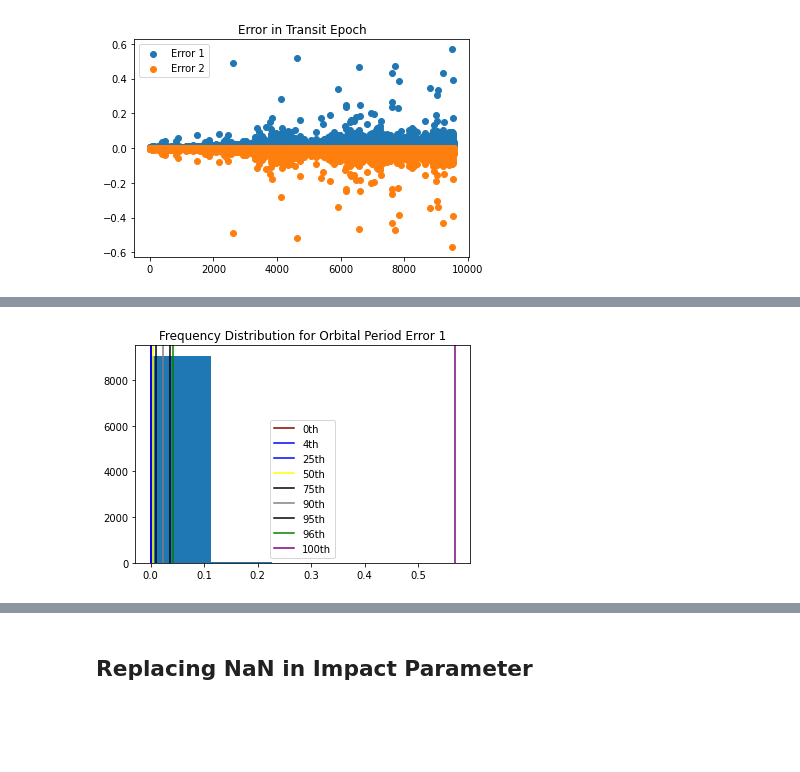
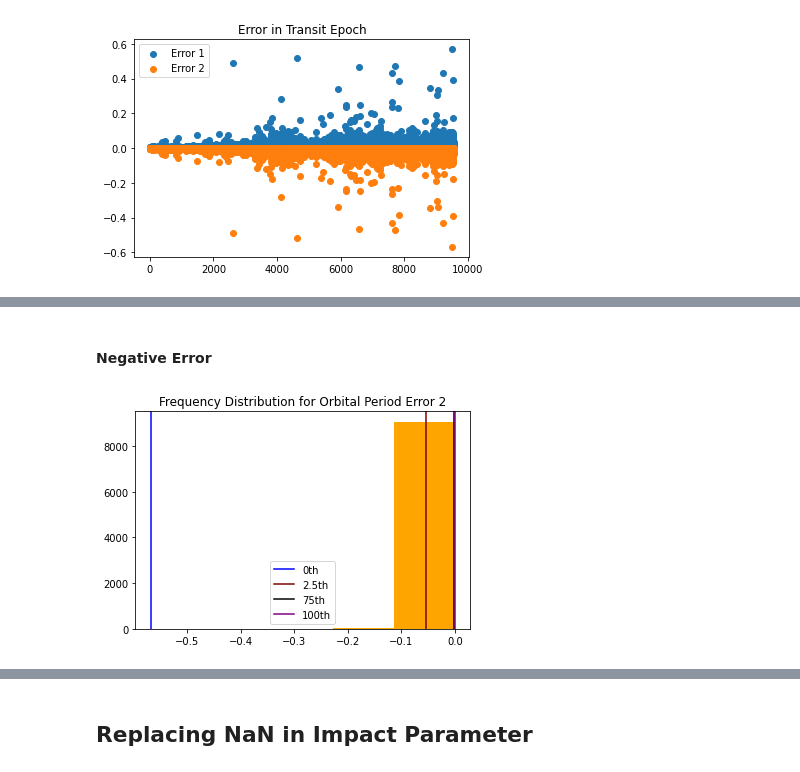
Before and after one commit to aditeyabaral/kepler-exoplanet-analysis, a Jupyter notebook: src/Data_Cleaning.ipynb, the cells around one changed output, grey strips where cells are left out. Saved outputs shown, nothing was run; the diff lists cells and outputs as text; code cells hidden in the pictures; blank space fills up the shorter version.

```diff
--- a/src/Data_Cleaning.ipynb
+++ b/src/Data_Cleaning.ipynb
@@ -200,16 +224,13 @@ plt.legend()
+# %% [markdown]
+#### Negative Error
 # %%
-plt.hist(missing_error_values_df["koi_time0bk_err1"].values, bins=5)
-plt.axvline(x = np.nanpercentile(missing_error_values_df["koi_time0bk_err1"].values, 0), color = "maroon", label = "0th")
-plt.axvline(x = np.nanpercentile(missing_error_values_df["koi_time0bk_err1"].values, 4), color = "blue", label = "4th")
-plt.axvline(x = np.nanpercentile(missing_error_values_df["koi_time0bk_err1"].values, 25), color = "blue", label = "25th")
-plt.axvline(x = np.nanpercentile(missing_error_values_df["koi_time0bk_err1"].values, 50), color = "yellow", label = "50th")
-plt.axvline(x = np.nanpercentile(missing_error_values_df["koi_time0bk_err1"].values, 75), color = "black", label = "75th")
-plt.axvline(x = np.nanpercentile(missing_error_values_df["koi_time0bk_err1"].values, 90), color = "grey", label = "90th")
-plt.axvline(x = np.nanpercentile(missing_error_values_df["koi_time0bk_err1"].values, 95), color = "black", label = "95th")
-plt.axvline(x = np.nanpercentile(missing_error_values_df["koi_time0bk_err1"].values, 96), color = "green", label = "96th")
-plt.axvline(x = np.nanpercentile(missing_error_values_df["koi_time0bk_err1"].values, 100), color = "purple", label = "100th")
-plt.title("Frequency Distribution for Orbital Period Error 1")
+plt.hist(missing_error_values_df["koi_time0bk_err2"].values, bins=5, color="orange")
+plt.axvline(x = np.nanpercentile(missing_error_values_df["koi_time0bk_err2"].values, 0), color = "blue", label = "0th")
+plt.axvline(x = np.nanpercentile(missing_error_values_df["koi_time0bk_err2"].values, 2.5), color = "maroon", label = "2.5th")
+plt.axvline(x = np.nanpercentile(missing_error_values_df["koi_time0bk_err2"].values, 75), color = "black", label = "75th")
+plt.axvline(x = np.nanpercentile(missing_error_values_df["koi_time0bk_err2"].values, 100), color = "purple", label = "100th")
+plt.title("Frequency Distribution for Orbital Period Error 2")
 plt.legend()
 plt.show()
 # %% [output]
-[figure, old version]
+[figure, new version]
```
Also changed, not shown: parts of 74 cells of this notebook.
